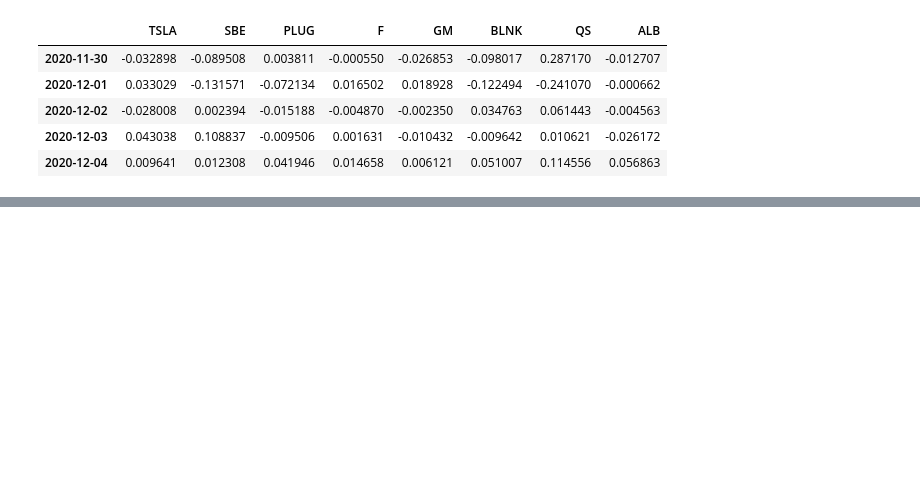
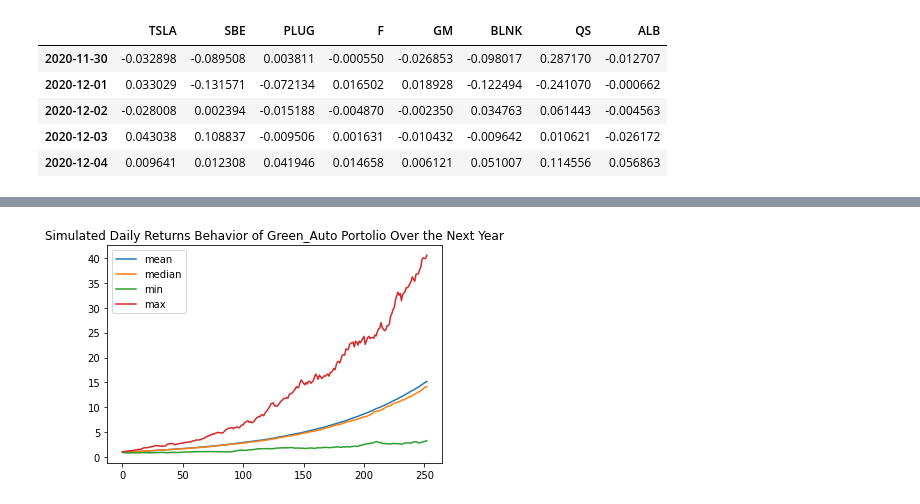
Before and after one commit to pstgeme/portfolio_analyzer, a Jupyter notebook: project_1.ipynb, the cells around one changed output, grey strips where cells are left out. Drawn from its saved outputs; the diff is of its cells as text; code cells hidden in the pictures; blank space fills up the shorter version.

Commit message:
Created and ran MCSimulations for all portfolios. Used hypothetical 'even' weights, but can be altered for portfolio optomization at later time

```diff
--- a/project_1.ipynb
+++ b/project_1.ipynb
@@ -817,0 +820,14 @@ plt.show()
+# %%
+# Set parameters of simulations
+num_sims = 500
+num_years = 1
+green_auto_weights = [.125, .125, .125, .125, .125, .125, .125, .125]
+initial_investment = 1000
+# %%
+# Configure Monte Carlo simulation for green_auto portolio
+MC_green_auto = MCSimulation(
+    portfolio_data = green_auto_df,
+    weights= green_auto_weights,
+    num_simulation = num_sims,
+    num_trading_days = 252 * num_years
+)
@@ -817,0 +868,14 @@ plt.show()
+# %%
+# Compute summary statistics from the simulated daily returns
+simulated_returns_data = {
+    "mean": list(MC_green_auto.simulated_return.mean(axis=1)),
+    "median": list(MC_green_auto.simulated_return.median(axis=1)),
+    "min": list(MC_green_auto.simulated_return.min(axis=1)),
+    "max": list(MC_green_auto.simulated_return.max(axis=1))
+}
+
+# Create a DataFrame with the summary statistics
+df_simulated_returns = pd.DataFrame(simulated_returns_data)
+
+# Display sample data
+df_simulated_returns.head()
@@ -817,0 +889,6 @@ plt.show()
+# %%
+# Visually analyze the trajectory of green_auto portfolio daily returns on the next year of trading days simulation
+simulated_returns_plot = df_simulated_returns.plot(title="Simulated Daily Returns Behavior of Green_Auto Portolio Over the Next Year")
+simulated_returns_plot.get_figure().savefig("MC_green_auto_one_year.png", bbox_inches="tight")
+# %% [output]
+[figure, added]
```
Also changed, not shown: parts of 69 cells of this notebook, 1 other file.
